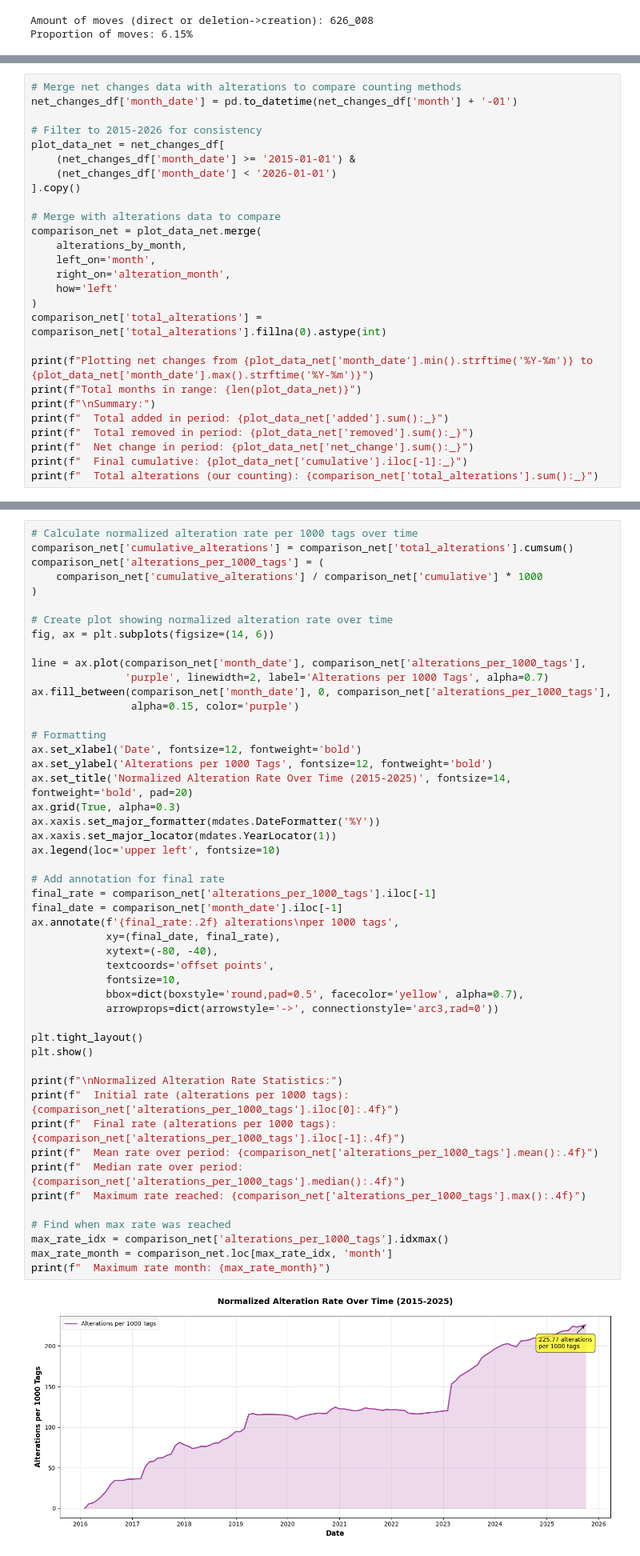
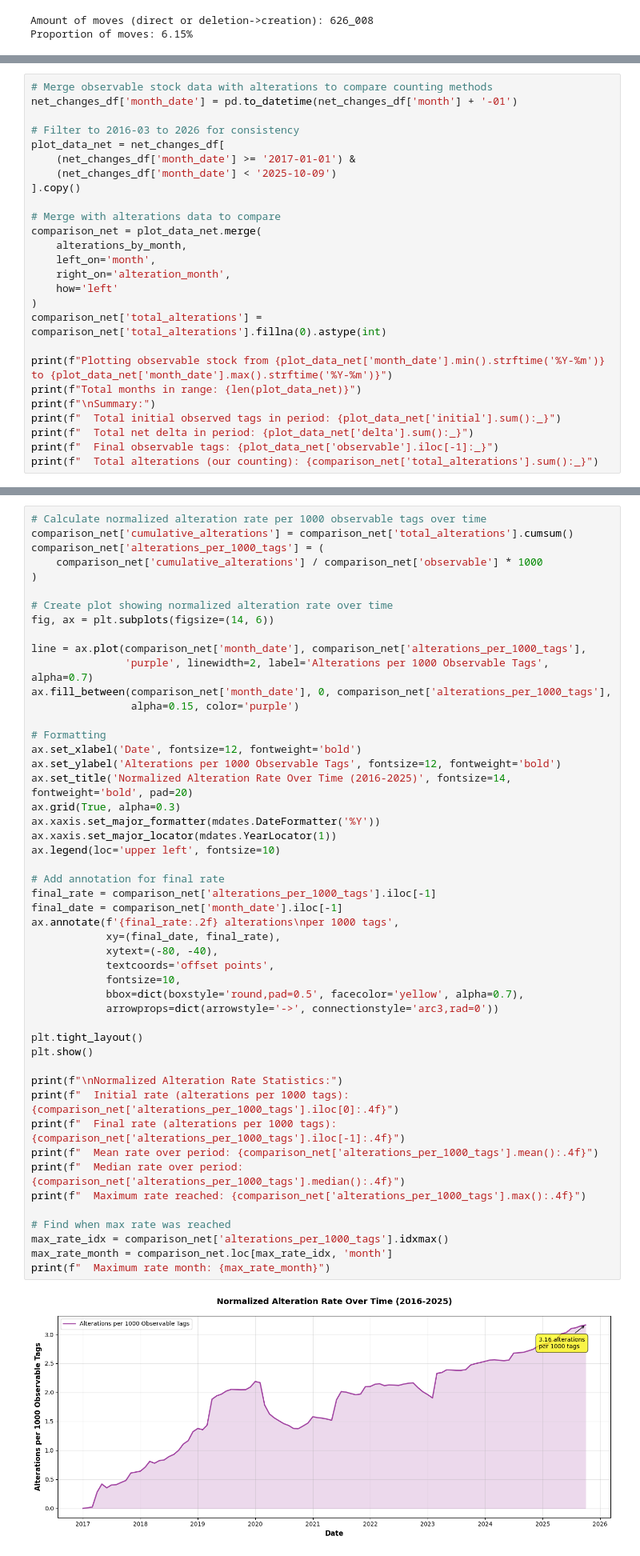
Before and after one commit to srapaport/tags-alterations, a Jupyter notebook: notebooks/quantitative.ipynb, the cells around one changed output, grey strips where cells are left out. Shown at 80% size. Cells and saved outputs as stored; diff of their text form.

```diff
--- a/notebooks/quantitative.ipynb
+++ b/notebooks/quantitative.ipynb
@@ -253,11 +288,11 @@ First few rows:
 # %%
-# Merge net changes data with alterations to compare counting methods
+# Merge observable stock data with alterations to compare counting methods
 net_changes_df['month_date'] = pd.to_datetime(net_changes_df['month'] + '-01')
 
-# Filter to 2015-2026 for consistency
+# Filter to 2016-03 to 2026 for consistency
 plot_data_net = net_changes_df[
-    (net_changes_df['month_date'] >= '2015-01-01') &
-    (net_changes_df['month_date'] < '2026-01-01')
+    (net_changes_df['month_date'] >= '2017-01-01') &
+    (net_changes_df['month_date'] < '2025-10-09')
 ].copy()
 
 # Merge with alterations data to compare
@@ -269,12 +304,11 @@ comparison_net = plot_data_net.merge(
 )
 comparison_net['total_alterations'] = comparison_net['total_alterations'].fillna(0).astype(int)
 
-print(f"Plotting net changes from {plot_data_net['month_date'].min().strftime('%Y-%m')} to {plot_data_net['month_date'].max().strftime('%Y-%m')}")
+print(f"Plotting observable stock from {plot_data_net['month_date'].min().strftime('%Y-%m')} to {plot_data_net['month_date'].max().strftime('%Y-%m')}")
 print(f"Total months in range: {len(plot_data_net)}")
 print(f"\nSummary:")
-print(f"  Total added in period: {plot_data_net['added'].sum():_}")
-print(f"  Total removed in period: {plot_data_net['removed'].sum():_}")
-print(f"  Net change in period: {plot_data_net['net_change'].sum():_}")
-print(f"  Final cumulative: {plot_data_net['cumulative'].iloc[-1]:_}")
+print(f"  Total initial observed tags in period: {plot_data_net['initial'].sum():_}")
+print(f"  Total net delta in period: {plot_data_net['delta'].sum():_}")
+print(f"  Final observable tags: {plot_data_net['observable'].iloc[-1]:_}")
 print(f"  Total alterations (our counting): {comparison_net['total_alterations'].sum():_}")
 # %% [output]
@@ -390,53 +492,53 @@ Monthly averages:
 # %%
-# Calculate normalized alteration rate per 1000 tags over time
+# Calculate normalized alteration rate per 1000 observable tags over time
 comparison_net['cumulative_alterations'] = comparison_net['total_alterations'].cumsum()
 comparison_net['alterations_per_1000_tags'] = (
-    comparison_net['cumulative_alterations'] / comparison_net['cumulative'] * 1000
+    comparison_net['cumulative_alterations'] / comparison_net['observable'] * 1000
 )
 
 # Create plot showing normalized alteration rate over time
 fig, ax = plt.subplots(figsize=(14, 6))
 
 line = ax.plot(comparison_net['month_date'], comparison_net['alterations_per_1000_tags'],
-               'purple', linewidth=2, label='Alterations per 1000 Tags', alpha=0.7)
+               'purple', linewidth=2, label='Alterations per 1000 Observable Tags', alpha=0.7)
 ax.fill_between(comparison_net['month_date'], 0, comparison_net['alterations_per_1000_tags'],
                 alpha=0.15, color='purple')
 
 # Formatting
 ax.set_xlabel('Date', fontsize=12, fontweight='bold')
-ax.set_ylabel('Alterations per 1000 Tags', fontsize=12, fontweight='bold')
-ax.set_title('Normalized Alteration Rate Over Time (2015-2025)', fontsize=14, fontweight='bold', pad=20)
+ax.set_ylabel('Alterations per 1000 Observable Tags', fontsize=12, fontweight='bold')
+ax.set_title('Normalized Alteration Rate Over Time (2016-2025)', fontsize=14, fontweight='bold', pad=20)
 ax.grid(True, alpha=0.3)
 ax.xaxis.set_major_formatter(mdates.DateFormatter('%Y'))
 ax.xaxis.set_major_locator(mdates.YearLocator(1))
 ax.legend(loc='upper left', fontsize=10)
 
 # Add annotation for final rate
 final_rate = comparison_net['alterations_per_1000_tags'].iloc[-1]
 final_date = comparison_net['month_date'].iloc[-1]
 ax.annotate(f'{final_rate:.2f} alterations\nper 1000 tags',
             xy=(final_date, final_rate),
             xytext=(-80, -40),
             textcoords='offset points',
             fontsize=10,
             bbox=dict(boxstyle='round,pad=0.5', facecolor='yellow', alpha=0.7),
             arrowprops=dict(arrowstyle='->', connectionstyle='arc3,rad=0'))
 
 plt.tight_layout()
 plt.show()
 
 print(f"\nNormalized Alteration Rate Statistics:")
 print(f"  Initial rate (alterations per 1000 tags): {comparison_net['alterations_per_1000_tags'].iloc[0]:.4f}")
 print(f"  Final rate (alterations per 1000 tags): {comparison_net['alterations_per_1000_tags'].iloc[-1]:.4f}")
 print(f"  Mean rate over period: {comparison_net['alterations_per_1000_tags'].mean():.4f}")
 print(f"  Median rate over period: {comparison_net['alterations_per_1000_tags'].median():.4f}")
 print(f"  Maximum rate reached: {comparison_net['alterations_per_1000_tags'].max():.4f}")
 
 # Find when max rate was reached
 max_rate_idx = comparison_net['alterations_per_1000_tags'].idxmax()
 max_rate_month = comparison_net.loc[max_rate_idx, 'month']
 print(f"  Maximum rate month: {max_rate_month}")
 # %% [output]
-[figure, old version]
+[figure, new version]
 Normalized Alteration Rate Statistics:
   Initial rate (alterations per 1000 tags): 0.0000
```
Also changed, not shown: parts of 18 cells of this notebook, 8 other files.
